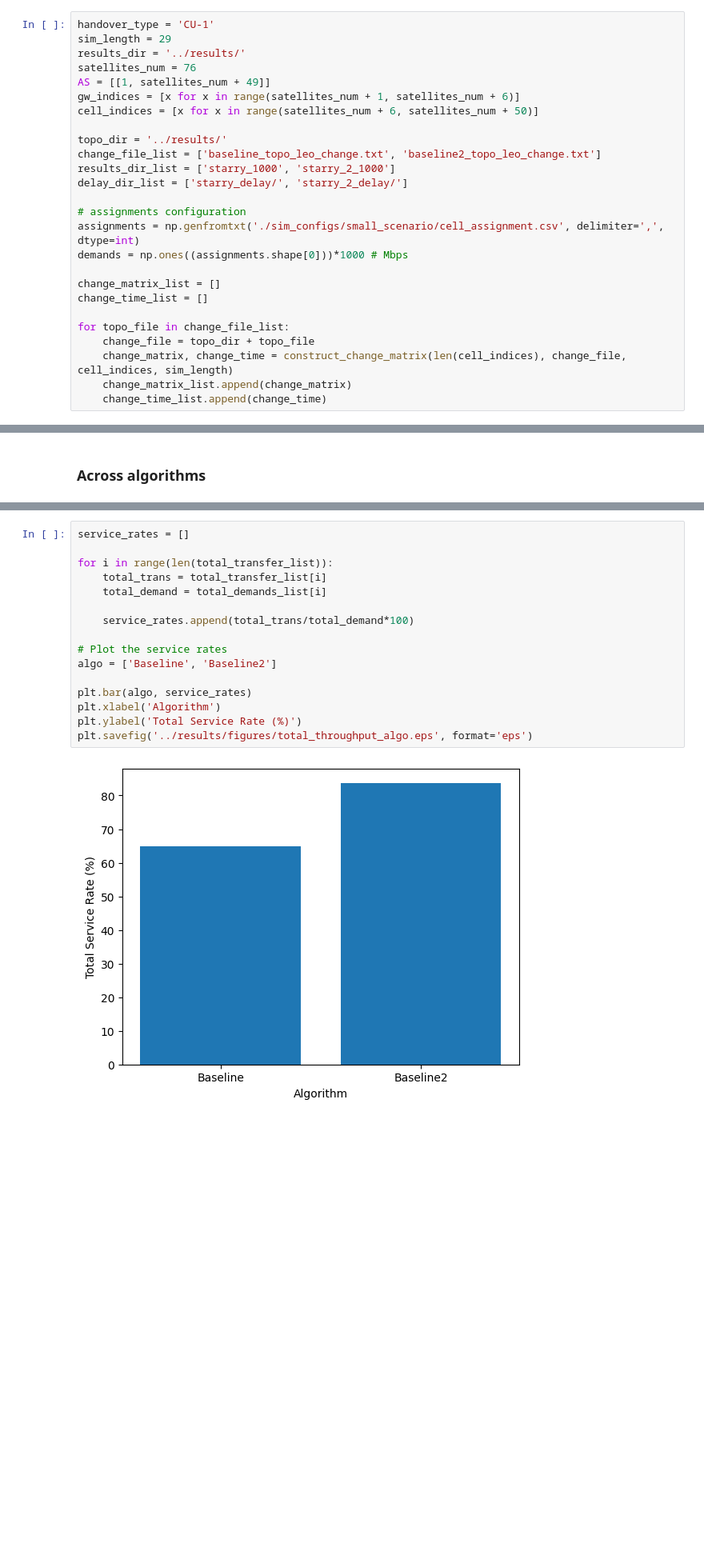
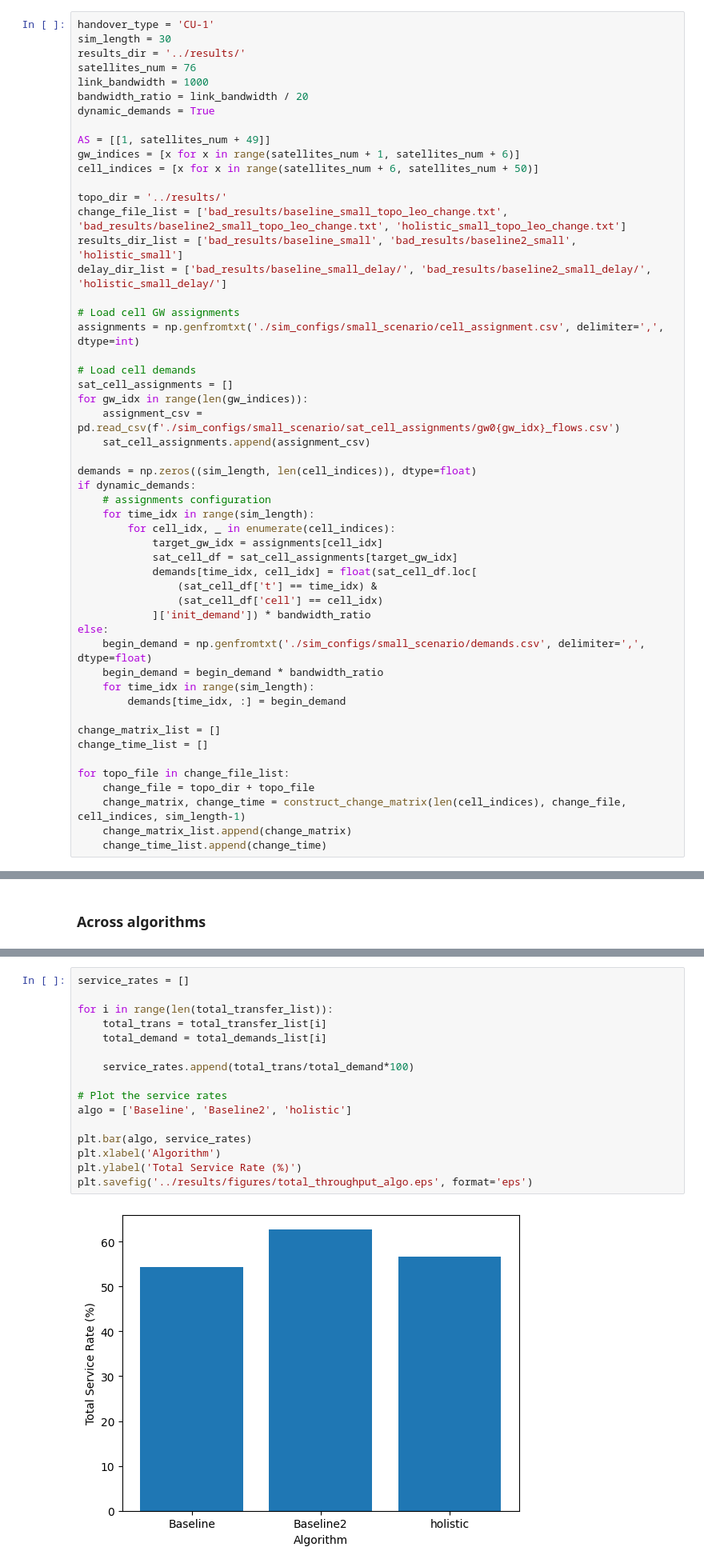
Before and after one commit to yutailin1993/StarryNet, a Jupyter notebook: result_plot.ipynb, the cells around one changed output, grey strips where cells are left out. Shown at 80% size. Drawn from its saved outputs; the diff is of its cells as text; blank space fills up the shorter version.

```diff
--- a/result_plot.ipynb
+++ b/result_plot.ipynb
@@ -12,28 +13,54 @@ from result_utils import *
 ### Common function
 # %%
 handover_type = 'CU-1'
-sim_length = 29
+sim_length = 30
 results_dir = '../results/'
 satellites_num = 76
+link_bandwidth = 1000
+bandwidth_ratio = link_bandwidth / 20
+dynamic_demands = True
+
 AS = [[1, satellites_num + 49]]
 gw_indices = [x for x in range(satellites_num + 1, satellites_num + 6)]
 cell_indices = [x for x in range(satellites_num + 6, satellites_num + 50)]
 
 topo_dir = '../results/'
-change_file_list = ['baseline_topo_leo_change.txt', 'baseline2_topo_leo_change.txt']
-results_dir_list = ['starry_1000', 'starry_2_1000']
-delay_dir_list = ['starry_delay/', 'starry_2_delay/']
+change_file_list = ['bad_results/baseline_small_topo_leo_change.txt', 'bad_results/baseline2_small_topo_leo_change.txt', 'holistic_small_topo_leo_change.txt']
+results_dir_list = ['bad_results/baseline_small', 'bad_results/baseline2_small', 'holistic_small']
+delay_dir_list = ['bad_results/baseline_small_delay/', 'bad_results/baseline2_small_delay/', 'holistic_small_delay/']
 
-# assignments configuration
+# Load cell GW assignments
 assignments = np.genfromtxt('./sim_configs/small_scenario/cell_assignment.csv', delimiter=',', dtype=int)
-demands = np.ones((assignments.shape[0]))*1000 # Mbps
+
+# Load cell demands
+sat_cell_assignments = []
+for gw_idx in range(len(gw_indices)):
+    assignment_csv = pd.read_csv(f'./sim_configs/small_scenario/sat_cell_assignments/gw0{gw_idx}_flows.csv')
+    sat_cell_assignments.append(assignment_csv)
+
+demands = np.zeros((sim_length, len(cell_indices)), dtype=float)
+if dynamic_demands:
+    # assignments configuration
+    for time_idx in range(sim_length):
+        for cell_idx, _ in enumerate(cell_indices):
+            target_gw_idx = assignments[cell_idx]
+            sat_cell_df = sat_cell_assignments[target_gw_idx]
+            demands[time_idx, cell_idx] = float(sat_cell_df.loc[
+                (sat_cell_df['t'] == time_idx) &
+                (sat_cell_df['cell'] == cell_idx)
+            ]['init_demand']) * bandwidth_ratio
+else:
+    begin_demand = np.genfromtxt('./sim_configs/small_scenario/demands.csv', delimiter=',', dtype=float)
+    begin_demand = begin_demand * bandwidth_ratio
+    for time_idx in range(sim_length):
+        demands[time_idx, :] = begin_demand
 
 change_matrix_list = []
 change_time_list = []
 
 for topo_file in change_file_list:
     change_file = topo_dir + topo_file
-    change_matrix, change_time = construct_change_matrix(len(cell_indices), change_file, cell_indices, sim_length)
+    change_matrix, change_time = construct_change_matrix(len(cell_indices), change_file, cell_indices, sim_length-1)
     change_matrix_list.append(change_matrix)
     change_time_list.append(change_time)
 # %% [output]
@@ -82,21 +109,21 @@ for idx, folder in enumerate(results_dir_list):
 # %%
 service_rates = []
 
 for i in range(len(total_transfer_list)):
     total_trans = total_transfer_list[i]
     total_demand = total_demands_list[i]
 
     service_rates.append(total_trans/total_demand*100)
 
 # Plot the service rates
-algo = ['Baseline', 'Baseline2']
+algo = ['Baseline', 'Baseline2', 'holistic']
 
 plt.bar(algo, service_rates)
 plt.xlabel('Algorithm')
 plt.ylabel('Total Service Rate (%)')
 plt.savefig('../results/figures/total_throughput_algo.eps', format='eps')
 # %% [output]
-[figure, old version]
+[figure, new version]
 # %%
 print ("Total transfer: " + str(total_transfer) + " MBytes")
 print ("Total demands: " + str(total_demands) + " MBytes")
```
Also changed, not shown: parts of 23 cells of this notebook, 8 other files.
